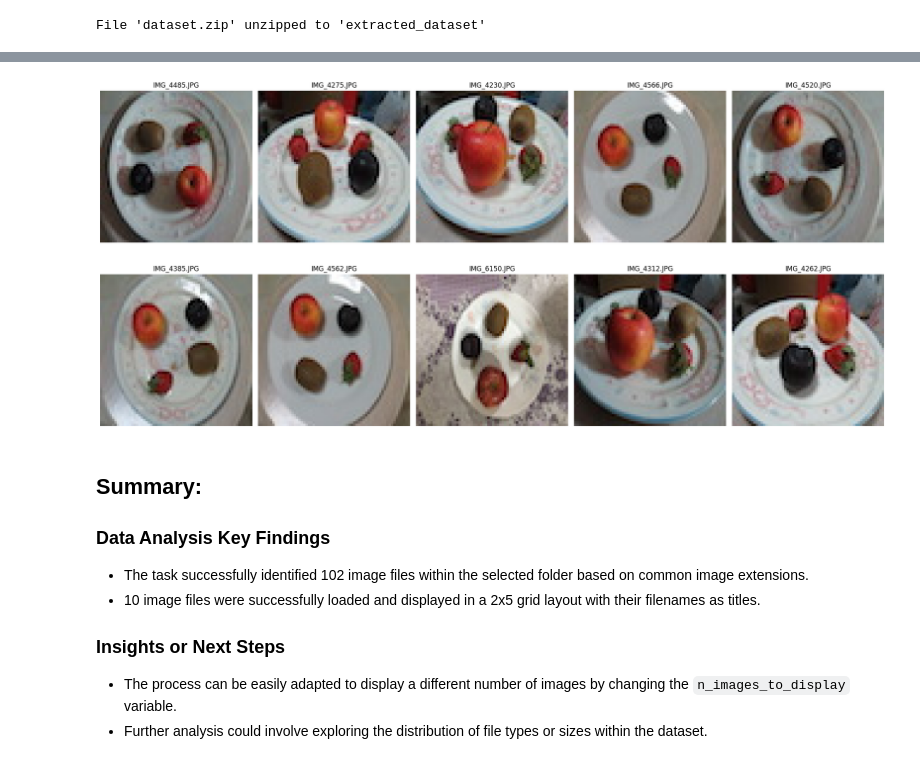
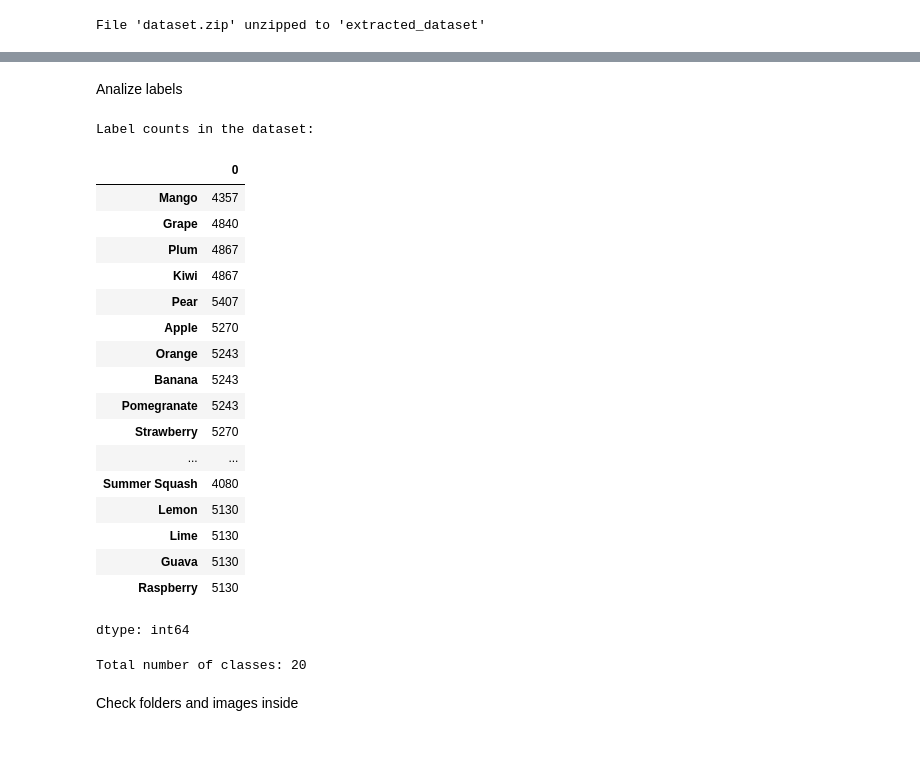
Before and after one commit to Cado87/Fruit-classification, a Jupyter notebook: Fruit_classifier_dataset_DeepFruit.ipynb, the cells around one changed output, grey strips where cells are left out. Saved outputs shown, nothing was run; the diff lists cells and outputs as text; code cells hidden in the pictures.

```diff
--- a/Fruit_classifier_dataset_DeepFruit.ipynb
+++ b/Fruit_classifier_dataset_DeepFruit.ipynb
@@ -111,30 +37,50 @@ Load and display a selection of the image files using matplotlib and PIL.
-# %%
-import matplotlib.pyplot as plt
-from PIL import Image
-
-n_images_to_display = 10
-plt.figure(figsize=(20, 10))
-
-for i, image_path in enumerate(image_files[:n_images_to_display]):
-    img = Image.open(image_path)
-    ax = plt.subplot(2, 5, i + 1) # Arrange images in a 2x5 grid
-    ax.imshow(img)
-    ax.set_title(os.path.basename(image_path))
-    ax.axis('off')
-
-plt.tight_layout()
-plt.show()
-# %% [output]
-[figure, removed]
-# %% [markdown]
-## Summary:
-
-### Data Analysis Key Findings
-
-* The task successfully identified 102 image files within the selected folder based on common image extensions.
-* 10 image files were successfully loaded and displayed in a 2x5 grid layout with their filenames as titles.
-
-### Insights or Next Steps
-
-* The process can be easily adapted to display a different number of images by changing the `n_images_to_display` variable.
-* Further analysis could involve exploring the distribution of file types or sizes within the dataset.
+# %% [markdown]
+Analize labels
+# %%
+import pandas as pd
+import os
+
+labels_train_path = "/content/extracted_dataset/DeepFruits Dataset of Fruits Images with different combinations for Fruit Recognition and Calories Estimation/Labels_Train.csv"
+labels_test_path = "/content/extracted_dataset/DeepFruits Dataset of Fruits Images with different combinations for Fruit Recognition and Calories Estimation/Labels_Test.csv"
+
+# Load the CSV files
+labels_train_df = pd.read_csv(labels_train_path)
+labels_test_df = pd.read_csv(labels_test_path)
+
+# Combine the dataframes
+all_labels_df = pd.concat([labels_train_df, labels_test_df])
+
+# Get the list of fruit columns (excluding 'FileName')
+fruit_columns = all_labels_df.columns.tolist()
+fruit_columns.remove('FileName')
+
+# Calculate the sum of '1's for each fruit column
+label_counts = all_labels_df[fruit_columns].sum()
+
+print("Label counts in the dataset:")
+display(label_counts)
+
+print(f"\nTotal number of classes: {len(fruit_columns)}")
+# %% [output]
+Label counts in the dataset:
+|  | 0 |
+| Mango | 4357 |
+| Grape | 4840 |
+| Plum | 4867 |
+| Kiwi | 4867 |
+| Pear | 5407 |
+| Apple | 5270 |
+| Orange | 5243 |
+| Banana | 5243 |
+| Pomegranate | 5243 |
+| Strawberry | 5270 |
+| ... | ... |
+| Summer Squash | 4080 |
+| Lemon | 5130 |
+| Lime | 5130 |
+| Guava | 5130 |
+| Raspberry | 5130 |
+dtype: int64
+Total number of classes: 20
+# %% [markdown]
+Check folders and images inside
```
Also changed, not shown: parts of 19 cells of this notebook.
